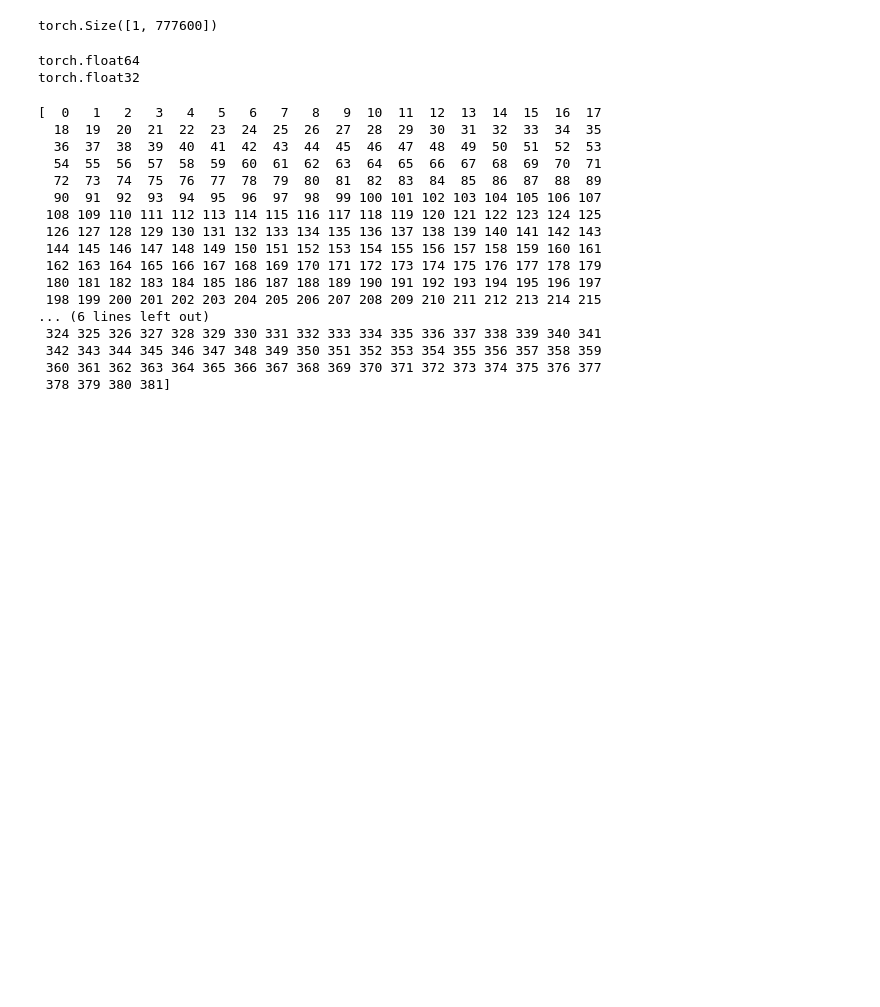
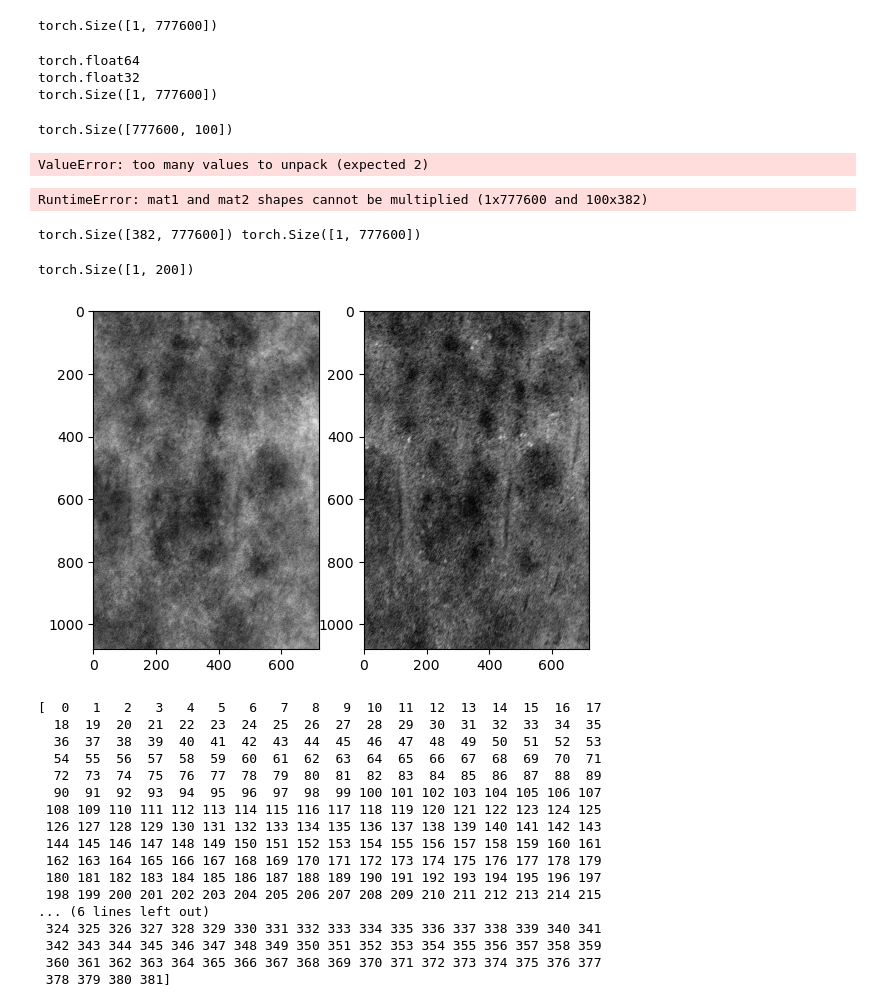
Before and after one commit to N0AHt/nmf_on_gpu, a Jupyter notebook: pytorch_nmf.ipynb, the cells around one changed output. Saved outputs shown, nothing was run; the diff lists cells and outputs as text; code cells hidden in the pictures; blank space fills up the shorter version.

```diff
--- a/pytorch_nmf.ipynb
+++ b/pytorch_nmf.ipynb
@@ -126,12 +161,68 @@ print(flat_image.shape)
 [figure]
 torch.Size([1, 777600])
 # %%
-
 flat_image = flat_image.type(torch.float64)
 print(flat_image.dtype)
 print(model.W.dtype)
+print(flat_image.shape)
 # %% [output]
 torch.float64
 torch.float32
+torch.Size([1, 777600])
+# %%
+H.shape
+# %% [output]
+torch.Size([777600, 100])
+# %%
+model2 = NMF(W, H=(flat_image.shape[0], model.H.t().shape[1]), trainable_W=False)
+model2.fit(flat_image)
+# %% [output]
+ValueError: too many values to unpack (expected 2)
 # %%
-W1 = model.forward(flat_image.type(torch.float32), W = model.W.T)
+W1 = model.forward(flat_image.type(torch.float32))
+# %% [output]
+RuntimeError: mat1 and mat2 shapes cannot be multiplied (1x777600 and 100x382)
+# %%
+# V = torch.randint(0,10,(50,50)).to(torch.float32)
+# V_new = torch.randint(0,10,(1,50)).to(torch.float32)
+
+V = torch.tensor(gray_data_flattened).to(torch.float32)
+V_new = flat_image.to(torch.float32)
+
+print(V.shape, V_new.shape)
+
+
+
+model1 = NMF(V.shape, rank=200)
+V = V.cuda()
+model1 = model1.cuda()
+model1.fit(V, tol = 0.0000001, max_iter = 1000)
+model1 = model1.cpu()
+V = V.cpu()
+
+
+model_new = NMF(W=model1.W.detach(), H=(V_new.shape[0], model1.H.shape[1]), trainable_W=False)
+model_new.cuda()
+V_new = V_new.cuda()
+model_new.fit(V_new)
+
+#return the gpu
+V_new = V_new.cpu()
+model_new = model_new.cpu()
+# %% [output]
+torch.Size([382, 777600]) torch.Size([1, 777600])
+# %%
+model_new.H.shape
+# %% [output]
+torch.Size([1, 200])
+# %%
+reconstructed_image = model_new.H @ model_new.W.t()
+reconstructed_image.shape
+reshaped_image = reconstructed_image.reshape(gray_image.shape[0], gray_image.shape[1])
+
+fig, ax = plt.subplots(1,2)
+ax[0].imshow(reshaped_image.detach().numpy(), cmap = 'gray')
+ax[1].imshow(gray_image, cmap = 'gray')
+plt.show()
+# %% [output]
+[figure, added]
```
Also changed, not shown: parts of 9 cells of this notebook.
